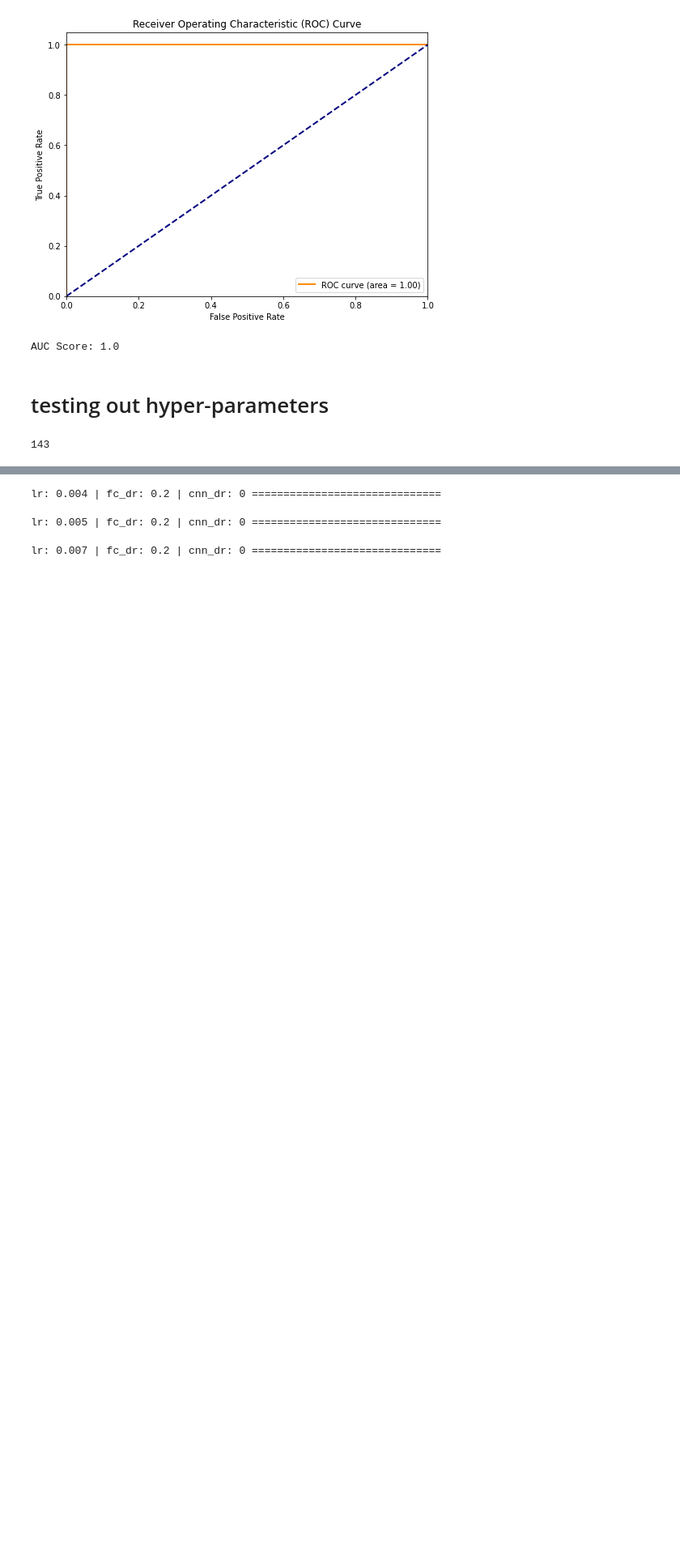
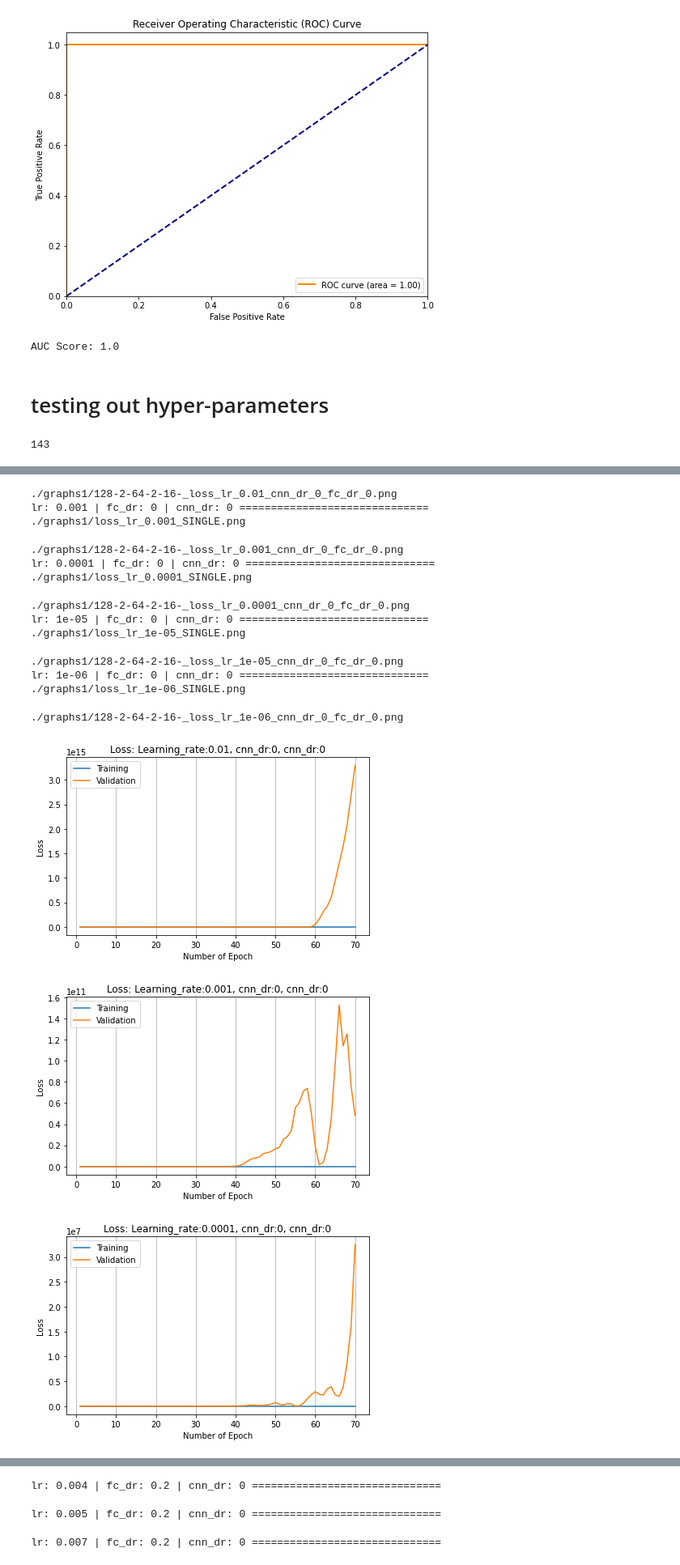
Before and after one commit to linfeng-wang/tb_dr_MIC_v2, a Jupyter notebook: nn-model_simple.ipynb, the cells around one changed output, grey strips where cells are left out. Shown at 81% size. Cells and saved outputs as stored; diff of their text form; code cells hidden in the pictures; blank space fills up the shorter version.

```diff
--- a/nn-model_simple.ipynb
+++ b/nn-model_simple.ipynb
@@ -241,8 +233,8 @@ class OneHotSeqsDataset(torch.utils.data.Dataset): #? what's the difference betw
                 "Index needs to be an integer or a sample name present in the dataset"
             )
 
-        if self.transform:
-            res = np.log2(res)
+        # if self.transform:
+            # res = np.log2(res)
 
             # self.res_mean = self.res_df.mean()
             # self.res_std = self.res_df.std()
@@ -255,8 +247,3 @@ class OneHotSeqsDataset(torch.utils.data.Dataset): #? what's the difference betw
 
 training_dataset = OneHotSeqsDataset(train_data, train_target, one_hot_dtype=torch.float, transform=False)
 train_dataset, val_dataset = random_split(training_dataset, [int(len(training_dataset)*0.8), len(training_dataset)-int(len(training_dataset)*0.8)])
-# %%
-for x, y in train_dataset:
-    print(x)
-    print(y)
-    break
@@ -347,6 +331,13 @@ class Original_Model(nn.Module):
             else nn.Sequential(nn.Linear(num_dense_neurons, num_classes), nn.ReLU()) #difference between sequential and nn.moduleList?
         )
 
+        self.apply(self.init_weights)
+    def init_weights(self, m):
+        if isinstance(m, nn.Linear):
+            nn.init.kaiming_normal_(m.weight, mode='fan_in', nonlinearity='relu')
+            if m.bias is not None:
+                nn.init.constant_(m.bias, 0)
+
     def _conv_layer(self, in_channels, out_channels, kernel_size):
         return nn.Sequential(
             nn.Dropout(p=self.conv_dropout_rate),
@@ -380,7 +371,6 @@ class Original_Model(nn.Module):
         x = self.max_l(x)
         # x = torch.max(x, dim=-1).values
         # print(x.size())
-
         x = x.view(x.size(0), -1)  # Flattening the tensor to [batch_size, features]
         # ic(x.shape)
         # fully connected layers
@@ -402,15 +392,15 @@ num_conv_layers=2,
 num_dense_neurons=128, # batch_size = 64
 num_dense_layers=2,
 return_logits=False,
-conv_dropout_rate=0.2,
-dense_dropout_rate=0.2
+conv_dropout_rate=0.0,
+dense_dropout_rate=0.0
 ).to(device)
 
-epoch = 300
+epoch = 100
 batch_size = 64
 # lr = 0.0085
 # lr = 0.00002
-lr = 1e-9
+lr = 1e-3
 
 train_loader = DataLoader(dataset=train_dataset, batch_size=batch_size, shuffle=True, collate_fn=collate_padded_batch ,num_workers=8)
 test_loader = DataLoader(dataset=val_dataset, batch_size=batch_size, collate_fn=collate_padded_batch, num_workers=8, shuffle=True)
@@ -421,3 +411,13 @@ optimizer = torch.optim.Adam(model.parameters(), lr=lr)
 # optimizer = torch.optim.SGD(model.parameters(), lr=lr)
 # optimizer = torch.optim.RMSprop(model.parameters(), lr=lr)
 # scheduler = torch.optim.lr_scheduler.ReduceLROnPlateau(optimizer, 'min', factor=0.5, patience=2, verbose=True)
+# %%
+for x, y in train_loader:
+    x_train = x
+    y_train = y
+    break
+
+for x, y in test_loader:
+    x_test = x
+    y_test = y
+    break
@@ -803,7 +1234,7 @@ def hyper_params_test(appendix, lr, fc_dr=0.2,cnn_dr=0, epoch=50):
     print(f'./graphs1/{appendix}_loss_lr_{lr}_cnn_dr_{cnn_dr}_fc_dr_{fc_dr}.png')
 # %%
 epoch = 50
-for lr in [0.0001, 0.00001, 0.000001]:
+for lr in [0.01, 0.001, 0.0001, 0.00001, 0.000001]:
         for cnn_dr in [0]:
-            hyper_params_test('128-2-64-2-16', lr, cnn_dr, epoch=100)
+            hyper_params_test('128-2-64-2-16-', lr, cnn_dr, epoch=70)
 # %% [output]
@@ -810,0 +1243,16 @@ lr: 0.0001 | fc_dr: 0 | cnn_dr: 0 ==============================
+./graphs1/128-2-64-2-16-_loss_lr_0.01_cnn_dr_0_fc_dr_0.png
+lr: 0.001 | fc_dr: 0 | cnn_dr: 0 ==============================
+./graphs1/loss_lr_0.001_SINGLE.png
+./graphs1/128-2-64-2-16-_loss_lr_0.001_cnn_dr_0_fc_dr_0.png
+lr: 0.0001 | fc_dr: 0 | cnn_dr: 0 ==============================
+./graphs1/loss_lr_0.0001_SINGLE.png
+./graphs1/128-2-64-2-16-_loss_lr_0.0001_cnn_dr_0_fc_dr_0.png
+lr: 1e-05 | fc_dr: 0 | cnn_dr: 0 ==============================
+./graphs1/loss_lr_1e-05_SINGLE.png
+./graphs1/128-2-64-2-16-_loss_lr_1e-05_cnn_dr_0_fc_dr_0.png
+lr: 1e-06 | fc_dr: 0 | cnn_dr: 0 ==============================
+./graphs1/loss_lr_1e-06_SINGLE.png
+./graphs1/128-2-64-2-16-_loss_lr_1e-06_cnn_dr_0_fc_dr_0.png
+[figure, added]
+[figure, added]
+[figure, added]
```
Also changed, not shown: parts of 14 cells of this notebook, 41 other files.
